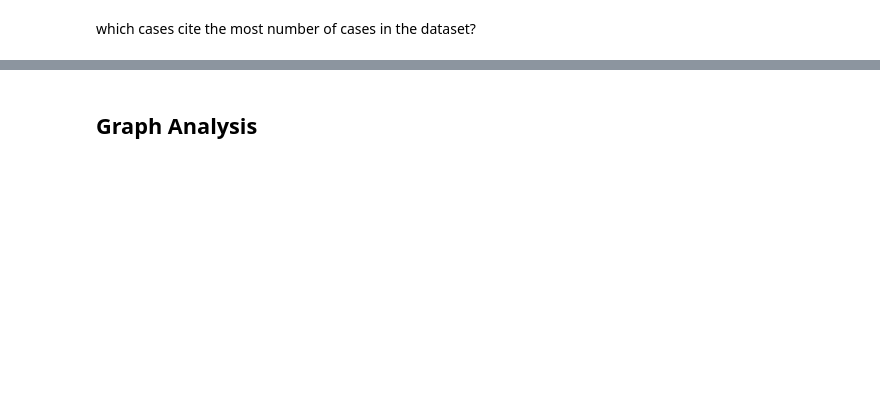
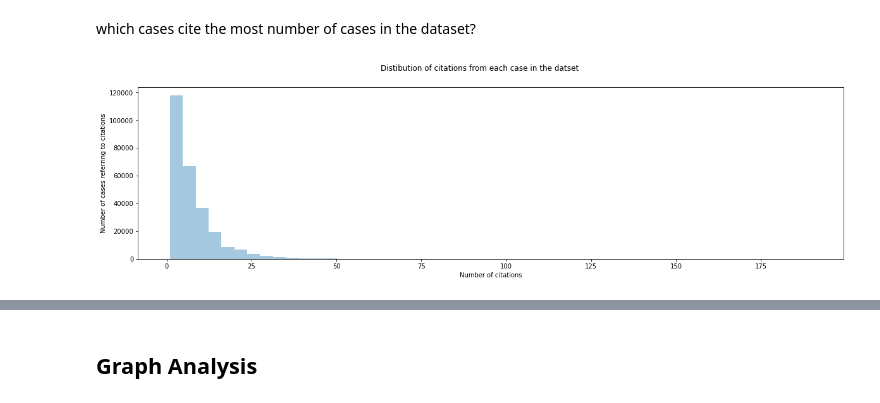
Before and after one commit to parambharat/cs109b-grp9-final-project, a Jupyter notebook: notebooks/grp9-milestone-2-submission.ipynb, the cells around one changed output, grey strips where cells are left out. Drawn from its saved outputs; the diff is of its cells as text; code cells hidden in the pictures; blank space fills up the shorter version.

```diff
--- a/notebooks/grp9-milestone-2-submission.ipynb
+++ b/notebooks/grp9-milestone-2-submission.ipynb
@@ -328,0 +416,9 @@ plt.show()
+# %%
+plt.figure(figsize=(20, 5))
+sns.distplot(cases_data.citation_ids.map(len), kde=False)
+plt.suptitle("Distibution of citations from each case in the datset")
+plt.xlabel("Number of citations")
+plt.ylabel("Number of cases referring to citations")
+plt.show()
+# %% [output]
+[figure, added]
```
Also changed, not shown: parts of 29 cells of this notebook.
